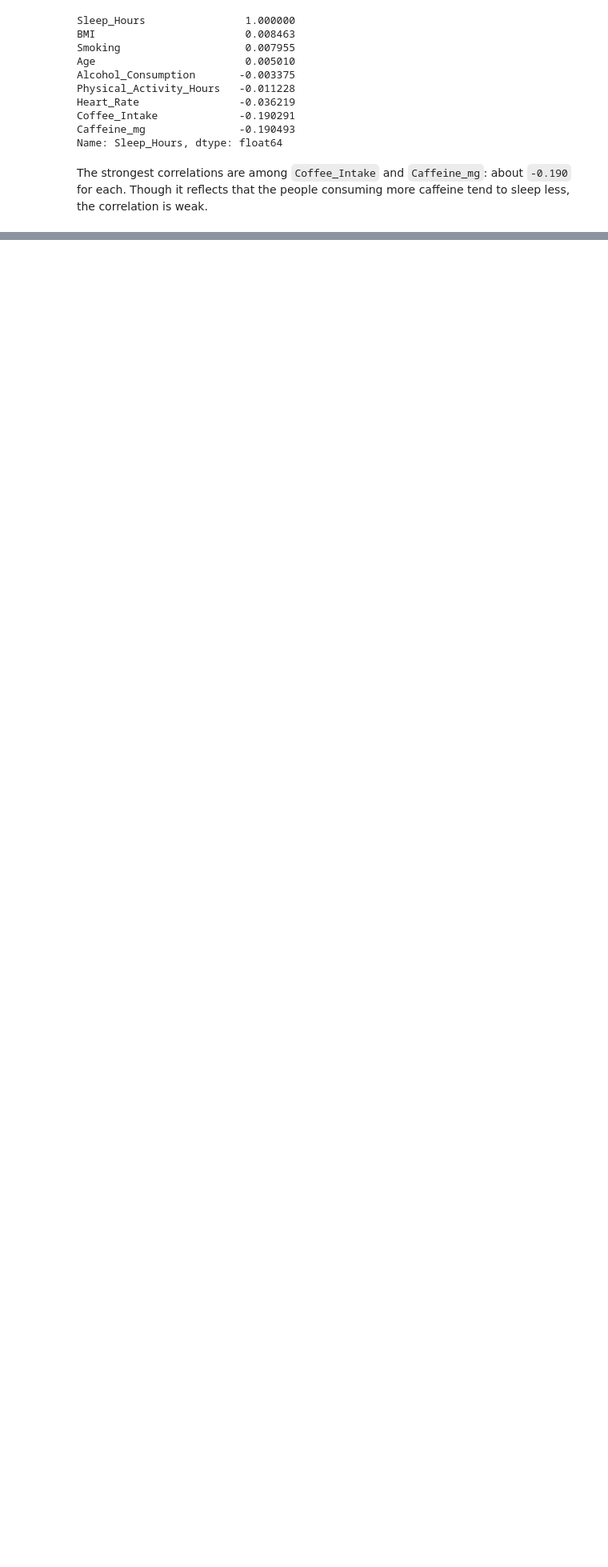
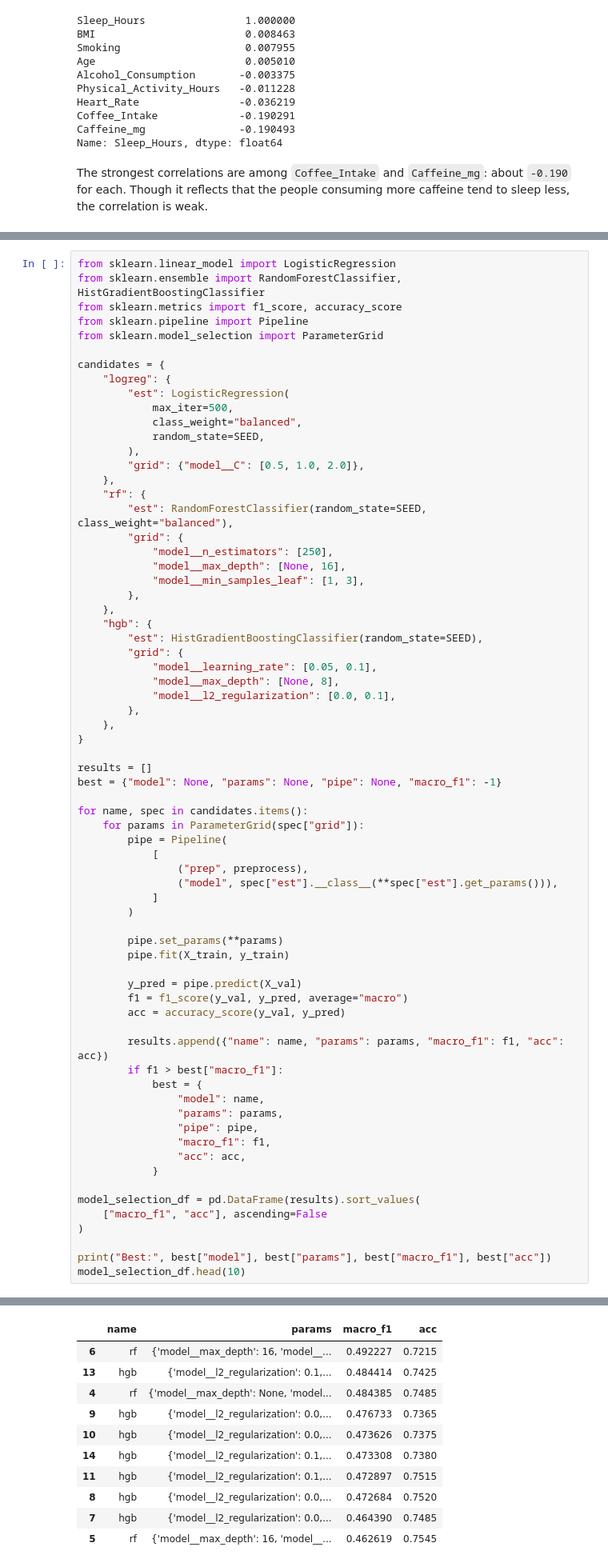
Before and after one commit to baby-platom/uni-ai-ml, a Jupyter notebook: main.ipynb, the cells around one changed output, grey strips where cells are left out. Shown at 80% size. Cells and saved outputs as stored; diff of their text form; blank space fills up the shorter version.

Commit message:
Update: add from "Problem formulation" to "Model training"

```diff
--- a/main.ipynb
+++ b/main.ipynb
@@ -194,0 +275,70 @@ The strongest correlations are among `Coffee_Intake` and `Caffeine_mg`: about `-
+# %%
+from sklearn.linear_model import LogisticRegression
+from sklearn.ensemble import RandomForestClassifier, HistGradientBoostingClassifier
+from sklearn.metrics import f1_score, accuracy_score
+from sklearn.pipeline import Pipeline
+from sklearn.model_selection import ParameterGrid
+
+candidates = {
+    "logreg": {
+        "est": LogisticRegression(
+            max_iter=500,
+            class_weight="balanced",
+            random_state=SEED,
+        ),
+        "grid": {"model__C": [0.5, 1.0, 2.0]},
+    },
+    "rf": {
+        "est": RandomForestClassifier(random_state=SEED, class_weight="balanced"),
+        "grid": {
+            "model__n_estimators": [250],
+            "model__max_depth": [None, 16],
+            "model__min_samples_leaf": [1, 3],
+        },
+    },
+    "hgb": {
+        "est": HistGradientBoostingClassifier(random_state=SEED),
+        "grid": {
+            "model__learning_rate": [0.05, 0.1],
+            "model__max_depth": [None, 8],
+            "model__l2_regularization": [0.0, 0.1],
+        },
+    },
+}
+
+results = []
+best = {"model": None, "params": None, "pipe": None, "macro_f1": -1}
+
+for name, spec in candidates.items():
+    for params in ParameterGrid(spec["grid"]):
+        pipe = Pipeline(
+            [
+                ("prep", preprocess),
+                ("model", spec["est"].__class__(**spec["est"].get_params())),
+            ]
+        )
+
+        pipe.set_params(**params)
+        pipe.fit(X_train, y_train)
+
+        y_pred = pipe.predict(X_val)
+        f1 = f1_score(y_val, y_pred, average="macro")
+        acc = accuracy_score(y_val, y_pred)
+
+        results.append({"name": name, "params": params, "macro_f1": f1, "acc": acc})
+        if f1 > best["macro_f1"]:
+            best = {
+                "model": name,
+                "params": params,
+                "pipe": pipe,
+                "macro_f1": f1,
+                "acc": acc,
+            }
+
+model_selection_df = pd.DataFrame(results).sort_values(
+    ["macro_f1", "acc"], ascending=False
+)
+
+print("Best:", best["model"], best["params"], best["macro_f1"], best["acc"])
+model_selection_df.head(10)
+# %% [output]
@@ -194,0 +346,11 @@ The strongest correlations are among `Coffee_Intake` and `Caffeine_mg`: about `-
+|  | name | params | macro_f1 | acc |
+| 6 | rf | {'model__max_depth': 16, 'model__... | 0.492227 | 0.7215 |
+| 13 | hgb | {'model__l2_regularization': 0.1,... | 0.484414 | 0.7425 |
+| 4 | rf | {'model__max_depth': None, 'model... | 0.484385 | 0.7485 |
+| 9 | hgb | {'model__l2_regularization': 0.0,... | 0.476733 | 0.7365 |
+| 10 | hgb | {'model__l2_regularization': 0.0,... | 0.473626 | 0.7375 |
+| 14 | hgb | {'model__l2_regularization': 0.1,... | 0.473308 | 0.7380 |
+| 11 | hgb | {'model__l2_regularization': 0.1,... | 0.472897 | 0.7515 |
+| 8 | hgb | {'model__l2_regularization': 0.0,... | 0.472684 | 0.7520 |
+| 7 | hgb | {'model__l2_regularization': 0.0,... | 0.464390 | 0.7485 |
+| 5 | rf | {'model__max_depth': 16, 'model__... | 0.462619 | 0.7545 |
```
Also changed, not shown: parts of 12 cells of this notebook, 2 other files.
